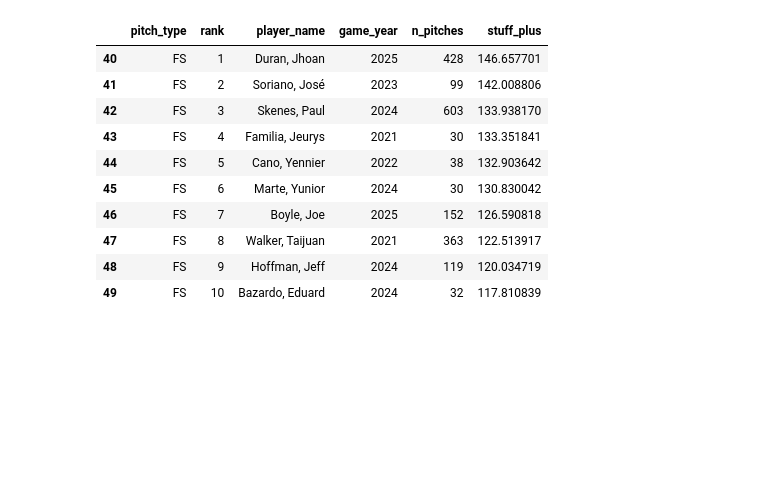
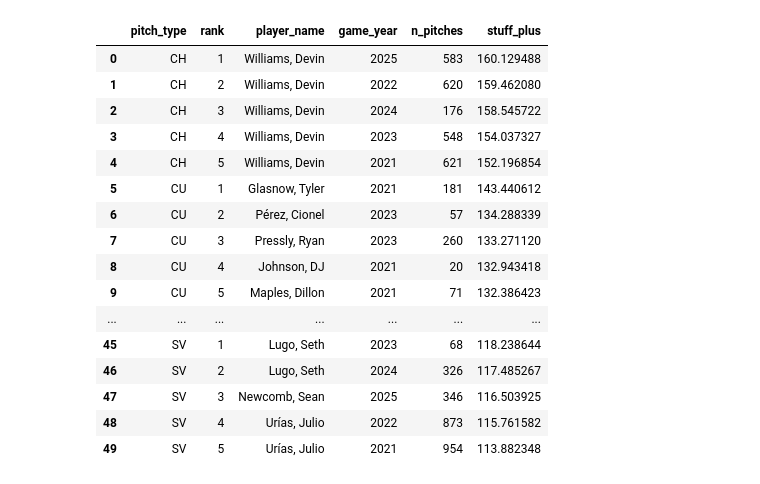
Before and after one commit to Charlie-Houle/Baseball-Analytics, a Jupyter notebook: pitching_plus/notebooks/stuff.ipynb, the cells around one changed output. Drawn from its saved outputs; the diff is of its cells as text; code cells hidden in the pictures; blank space fills up the shorter version.

```diff
--- a/pitching_plus/notebooks/stuff.ipynb
+++ b/pitching_plus/notebooks/stuff.ipynb
@@ -893,0 +144,19 @@ pitcher_stuff_plus.head(15)
+# %%
+pitch_counts = (
+    df.dropna(subset=["pitch_stuff_plus"])
+    .groupby([PITCHER_COL, PITCH_TYPE_COL, SEASON_COL], observed=True)
+    .size()
+    .rename("n_pitches")
+    .reset_index()
+)
+
+pitcher_stuff_plus = (
+    df[df["stuff_plus_reliable"] == True]
+    .drop_duplicates(subset=[PITCHER_COL, PITCH_TYPE_COL, SEASON_COL])
+    .merge(pitch_counts, on=[PITCHER_COL, PITCH_TYPE_COL, SEASON_COL], how="left")
+    [[PITCHER_COL, PLAYER_NAME_COL, PITCH_TYPE_COL, SEASON_COL, "n_pitches", "stuff_plus"]]
+    .sort_values("stuff_plus", ascending=False)
+    .reset_index(drop=True)
+)
+
+pitcher_stuff_plus.head(15)
@@ -894,38 +180,28 @@ pitcher_stuff_plus.head(15)
 # %%
-# ============================================================
-# TOP 10 PER PITCH TYPE (ONE SEASON PER PITCHER -- THEIR BEST)
-# ============================================================
-
-best_season_idx = (
+top5_by_type = (
     pitcher_stuff_plus
-    .groupby([PITCHER_COL, PITCH_TYPE_COL])["stuff_plus"]
-    .idxmax()
-)
-
-best_season = pitcher_stuff_plus.loc[best_season_idx]
-
-top10_by_type = (
-    best_season
     .sort_values([PITCH_TYPE_COL, "stuff_plus"], ascending=[True, False])
     .groupby(PITCH_TYPE_COL)
-    .head(10)
-    [[PITCH_TYPE_COL, "player_name", SEASON_COL, "n_pitches", "stuff_plus"]]
+    .head(5)
     .reset_index(drop=True)
 )
-
-top10_by_type["rank"] = top10_by_type.groupby(PITCH_TYPE_COL).cumcount() + 1
-top10_by_type = top10_by_type[[PITCH_TYPE_COL, "rank", "player_name", SEASON_COL, "n_pitches", "stuff_plus"]]
-
-display(top10_by_type[top10_by_type['pitch_type'] == 'FS'])
+top5_by_type["rank"] = top5_by_type.groupby(PITCH_TYPE_COL).cumcount() + 1
+top5_by_type[[PITCH_TYPE_COL, "rank", PLAYER_NAME_COL, SEASON_COL, "n_pitches", "stuff_plus"]]
 # %% [output]
 |  | pitch_type | rank | player_name | game_year | n_pitches | stuff_plus |
-| 40 | FS | 1 | Duran, Jhoan | 2025 | 428 | 146.657701 |
-| 41 | FS | 2 | Soriano, José | 2023 | 99 | 142.008806 |
-| 42 | FS | 3 | Skenes, Paul | 2024 | 603 | 133.938170 |
-| 43 | FS | 4 | Familia, Jeurys | 2021 | 30 | 133.351841 |
-| 44 | FS | 5 | Cano, Yennier | 2022 | 38 | 132.903642 |
-| 45 | FS | 6 | Marte, Yunior | 2024 | 30 | 130.830042 |
-| 46 | FS | 7 | Boyle, Joe | 2025 | 152 | 126.590818 |
-| 47 | FS | 8 | Walker, Taijuan | 2021 | 363 | 122.513917 |
-| 48 | FS | 9 | Hoffman, Jeff | 2024 | 119 | 120.034719 |
-| 49 | FS | 10 | Bazardo, Eduard | 2024 | 32 | 117.810839 |
+| 0 | CH | 1 | Williams, Devin | 2025 | 583 | 160.129488 |
+| 1 | CH | 2 | Williams, Devin | 2022 | 620 | 159.462080 |
+| 2 | CH | 3 | Williams, Devin | 2024 | 176 | 158.545722 |
+| 3 | CH | 4 | Williams, Devin | 2023 | 548 | 154.037327 |
+| 4 | CH | 5 | Williams, Devin | 2021 | 621 | 152.196854 |
+| 5 | CU | 1 | Glasnow, Tyler | 2021 | 181 | 143.440612 |
+| 6 | CU | 2 | Pérez, Cionel | 2023 | 57 | 134.288339 |
+| 7 | CU | 3 | Pressly, Ryan | 2023 | 260 | 133.271120 |
+| 8 | CU | 4 | Johnson, DJ | 2021 | 20 | 132.943418 |
+| 9 | CU | 5 | Maples, Dillon | 2021 | 71 | 132.386423 |
+| ... | ... | ... | ... | ... | ... | ... |
+| 45 | SV | 1 | Lugo, Seth | 2023 | 68 | 118.238644 |
+| 46 | SV | 2 | Lugo, Seth | 2024 | 326 | 117.485267 |
+| 47 | SV | 3 | Newcomb, Sean | 2025 | 346 | 116.503925 |
+| 48 | SV | 4 | Urías, Julio | 2022 | 873 | 115.761582 |
+| 49 | SV | 5 | Urías, Julio | 2021 | 954 | 113.882348 |
```
Also changed, not shown: parts of 22 cells of this notebook, 13 other files.
